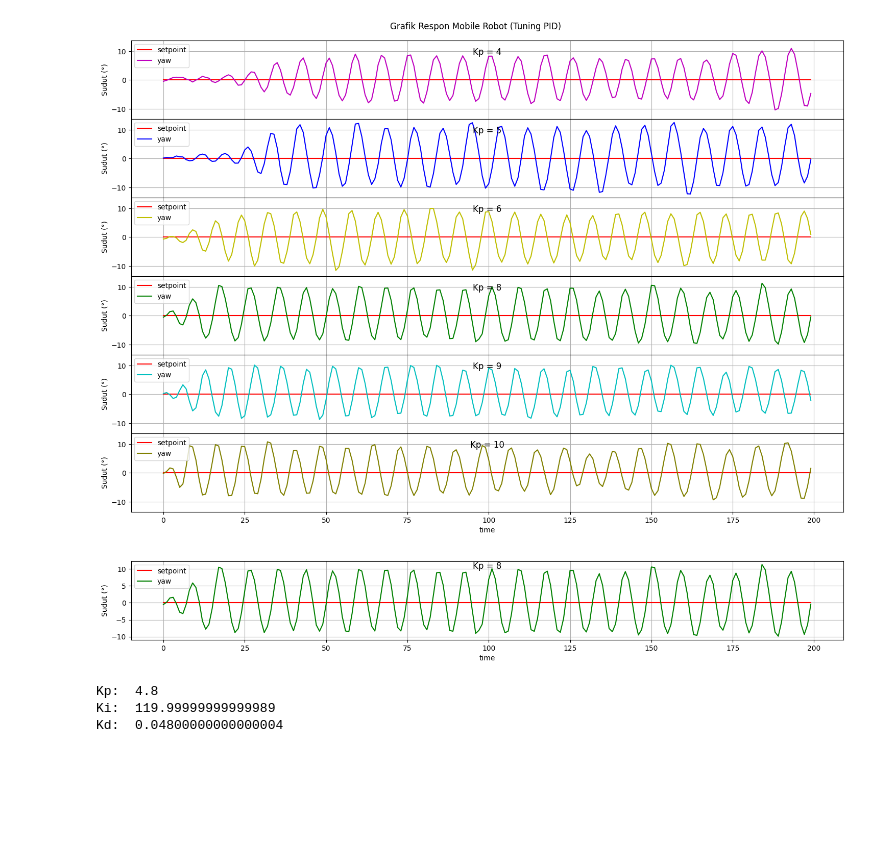
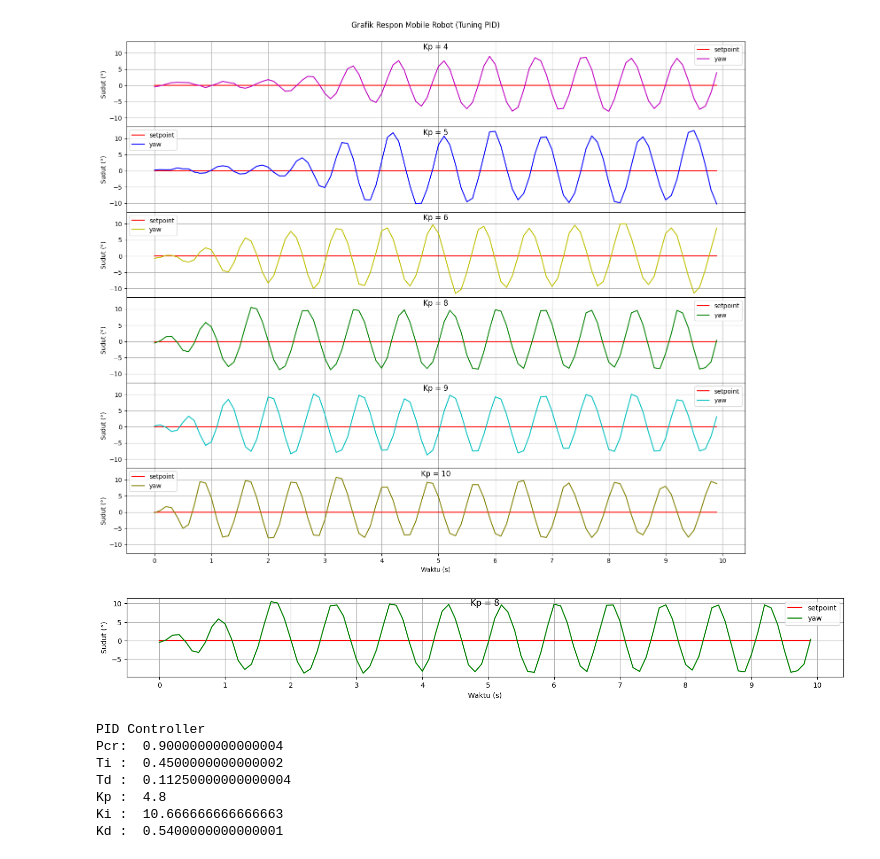
Before and after one commit to faizdaffa/Fuzzy-PID-Avoidance-Obstacle, a Jupyter notebook: doc/plot.ipynb, the cells around one changed output. Cells and saved outputs as stored; diff of their text form; code cells hidden in the pictures; blank space fills up the shorter version.

```diff
--- a/doc/plot.ipynb
+++ b/doc/plot.ipynb
@@ -4,8 +5,9 @@ import numpy as np
 import matplotlib.pyplot as plt
 # %%
-range_data = 200
-x = np.arange(0, range_data, 1)
+range_data = 100
+x = np.arange(0, range_data, 1)/10
 mapx = np.interp(x, (0, range_data), (0, 10))
+y_title = 1.05
 
 with open("kp4.txt", "r") as file:
     next(file)
@@ -55,7 +57,7 @@ with open("kp50.txt", "r") as file:
 
 
 # Extracting setpoint and yaw values from the data
-setpoints    = [float(line.split(',')[0]) for line in data5]
+setpoints    = [float(line.split(',')[0]) for line in data4]
 yaw_values4  = [float(line.split(',')[1]) for line in data4]
 yaw_values5  = [float(line.split(',')[1]) for line in data5]
 yaw_values6  = [float(line.split(',')[1]) for line in data6]
@@ -66,62 +68,76 @@ yaw_values10 = [float(line.split(',')[1]) for line in data10]
 yaw_values20 = [float(line.split(',')[1]) for line in data20]
 yaw_values50 = [float(line.split(',')[1]) for line in data50]
 
-fig, axs = plt.subplots(6, figsize=(18,12), sharex=True, sharey=True)
+fig, axs = plt.subplots(6, figsize=(18,15), sharex=True, sharey=True)
 fig.suptitle('Grafik Respon Mobile Robot (Tuning PID)', y=0.91)
 
 axs[0].plot(x, setpoints, linestyle='-', color='r')
 axs[0].plot(x, yaw_values4, linestyle='-', color='m')
-axs[0].set_title('Kp = 4',  y=1.0, pad=-20)
+axs[0].set_title('Kp = 4',  y=y_title, pad=-20)
 axs[0].set_ylabel("Sudut (°)")
 
 axs[1].plot(x, setpoints, linestyle='-', color='r')
 axs[1].plot(x, yaw_values5, linestyle='-', color='b')
-axs[1].set_title('Kp = 5',  y=1.0, pad=-20)
+axs[1].set_title('Kp = 5',  y=y_title, pad=-20)
 axs[1].set_ylabel("Sudut (°)")
 
 axs[2].plot(x, setpoints, linestyle='-', color='r')
 axs[2].plot(x, yaw_values6, linestyle='-', color='y')
-axs[2].set_title('Kp = 6',  y=1.0, pad=-20)
+axs[2].set_title('Kp = 6',  y=y_title, pad=-20)
 axs[2].set_ylabel("Sudut (°)")
 
 axs[3].plot(x, setpoints, linestyle='-', color='r')
 axs[3].plot(x, yaw_values8, linestyle='-', color='g')
-axs[3].set_title('Kp = 8',  y=1.0, pad=-20)
+axs[3].set_title('Kp = 8',  y=y_title, pad=-20)
 axs[3].set_ylabel("Sudut (°)")
 
 axs[4].plot(x, setpoints, linestyle='-', color='r')
 axs[4].plot(x, yaw_values9, linestyle='-', color='c')
-axs[4].set_title('Kp = 9',  y=1.0, pad=-20)
+axs[4].set_title('Kp = 9',  y=y_title, pad=-20)
 axs[4].set_ylabel("Sudut (°)")
 
 axs[5].plot(x, setpoints, linestyle='-', color='r')
 axs[5].plot(x, yaw_values10, linestyle='-', color='olive')
-axs[5].set_title('Kp = 10',  y=1.0, pad=-20)
-axs[5].set_xlabel("time")
+axs[5].set_title('Kp = 10',  y=y_title, pad=-20)
+axs[5].set_xlabel("Waktu (s)")
 axs[5].set_ylabel("Sudut (°)")
 
 # Adding legends
 axs[0].legend(['setpoint', 'yaw'])
 axs[1].legend(['setpoint', 'yaw'])
 axs[2].legend(['setpoint', 'yaw'])
 axs[3].legend(['setpoint', 'yaw'])
 axs[4].legend(['setpoint', 'yaw'])
 axs[5].legend(['setpoint', 'yaw'])
 
+axs[3].xaxis.set_major_locator(MultipleLocator(1))
+axs[0].yaxis.set_major_locator(MultipleLocator(5))
+axs[0].yaxis.set_minor_locator(MultipleLocator(5))
+axs[1].yaxis.set_major_locator(MultipleLocator(5))
+axs[1].yaxis.set_minor_locator(MultipleLocator(5))
+axs[2].yaxis.set_major_locator(MultipleLocator(5))
+axs[2].yaxis.set_minor_locator(MultipleLocator(5))
+axs[3].yaxis.set_major_locator(MultipleLocator(5))
+axs[3].yaxis.set_minor_locator(MultipleLocator(5))
+axs[4].yaxis.set_major_locator(MultipleLocator(5))
+axs[4].yaxis.set_minor_locator(MultipleLocator(5))
+axs[5].yaxis.set_major_locator(MultipleLocator(5))
+axs[5].yaxis.set_minor_locator(MultipleLocator(5))
+
 # plt.xticks(x)
 axs[0].grid()
 axs[1].grid()
 axs[2].grid()
 axs[3].grid()
 axs[4].grid()
 axs[5].grid()
 plt.subplots_adjust(hspace=0)
 plt.show()
 # %% [output]
-[figure, old version]
+[figure, new version]
 # %%
-range_data = 200
-x = np.arange(1, range_data, 1)
+range_data = 100
+x = np.arange(0, range_data, 1)/10
 
 with open("kp8.txt", "r") as file:
     next(file)
@@ -138,10 +154,13 @@ fig, axs = plt.subplots(figsize=(18,2), sharex=True, sharey=True)
 axs.plot(x, setpoints, linestyle='-', color='r')
 axs.plot(x, yaw_values8, linestyle='-', color='g')
 axs.set_title('Kp = 8',  y=1.08, pad=-20)
-axs.set_ylabel("Sudut (°)")
-axs.set_xlabel("time")
+axs.set_xlabel("Waktu (s)")
 axs.set_ylabel("Sudut (°)")
 
+axs.xaxis.set_major_locator(MultipleLocator(1))
+axs.xaxis.set_minor_locator(MultipleLocator(1))
+axs.yaxis.set_major_locator(MultipleLocator(5))
+axs.yaxis.set_minor_locator(MultipleLocator(5))
 # Adding legends
 axs.legend(['setpoint', 'yaw'])
 
@@ -149,20 +168,28 @@ axs.legend(['setpoint', 'yaw'])
 axs.grid()
 plt.show()
 # %% [output]
-[figure, old version]
+[figure, new version]
 # %%
 Kcr = 8
-Pcr = (17.8 - 17.0) * 0.1
+Pcr = (4.2 - 3.3) * 1
 Ti  = 0.5 * Pcr
 Td  = 0.125 * Pcr
 Kp  = 0.6 * Kcr
 Ki  = Kp / Ti
 Kd  = Kp * Td
 
-print("Kp: ", Kp)
-print("Ki: ", Ki)
-print("Kd: ", Kd)
+print("PID Controller")
+print("Pcr: ", Pcr)
+print("Ti : ", Ti)
+print("Td : ", Td)
+print("Kp : ", Kp)
+print("Ki : ", Ki)
+print("Kd : ", Kd)
 # %% [output]
-Kp:  4.8
-Ki:  119.99999999999989
-Kd:  0.04800000000000004
+PID Controller
+Pcr:  0.9000000000000004
+Ti :  0.4500000000000002
+Td :  0.11250000000000004
+Kp :  4.8
+Ki :  10.666666666666663
+Kd :  0.5400000000000001
```
Also changed, not shown: parts of 6 cells of this notebook, 10 other files.
